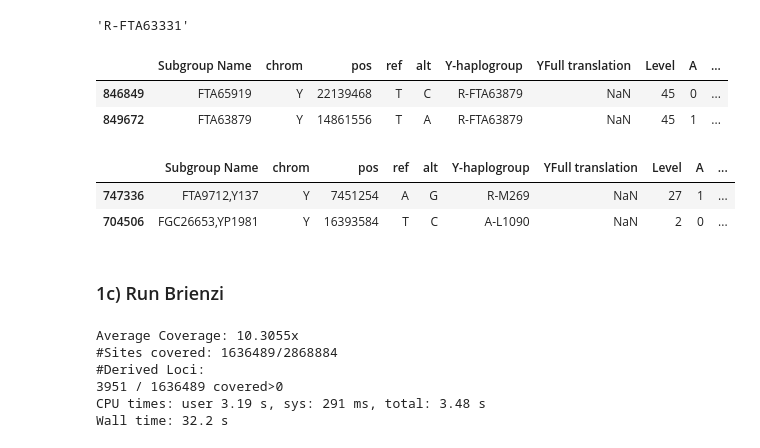
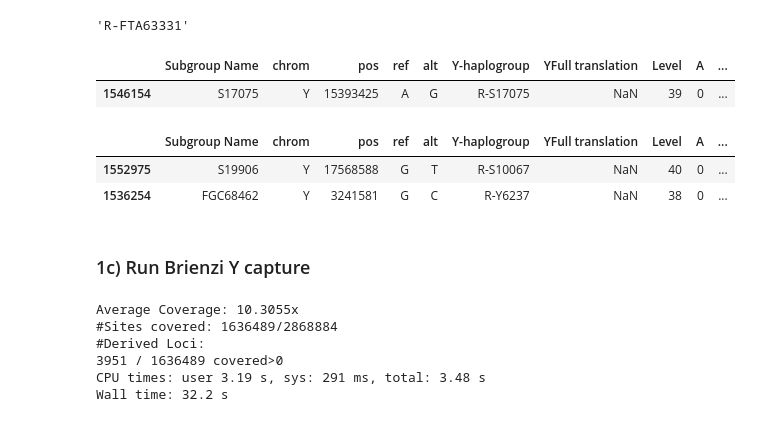
Before and after one commit to hringbauer/y_chrom, a Jupyter notebook: notebooks/run_pulldown_OY.ipynb, the cells around one changed output. Drawn from its saved outputs; the diff is of its cells as text; code cells hidden in the pictures.

```diff
--- a/notebooks/run_pulldown_OY.ipynb
+++ b/notebooks/run_pulldown_OY.ipynb
@@ -194,6 +189,8 @@ df_ch[df_ch["Y-haplogroup"]=="R-Z2110"]
 # %%
 %%time
 #path_bam = "/mnt/archgen/Autorun/Results/Human_Shotgun/260319_LH00454_0192_A23CV73LT4/WSQ003.A0101.SG1.3/out.bam"
-path_bam =  "/mnt/archgen/Autorun_eager/eager_outputs/SG/BMG/BMG001/merged_bams/additional/BMG001_ss_libmerged_add.bam"
+#path_bam =  "/mnt/archgen/Autorun_eager/eager_outputs/SG/BMG/BMG001/merged_bams/additional/BMG001_ss_libmerged_add.bam"
+### The newest batch (autorun bam)
+path_bam = "/mnt/archgen/Autorun/Results/Human_Shotgun/260319_LH00454_0192_A23CV73LT4/BMG001.A0101.SG1.5/out.bam"
 y_haplo_call, dfd, df_ch, df_der = call_OY(bam_path=path_bam, df=df1, df_ex=df_ex)
 # %% [output]
@@ -228,20 +225,19 @@ y_haplo_call
 # %% [output]
 'R-FTA63331'
 # %%
-df_ch[df_ch["Y-haplogroup"]=="R-FTA63879"]
+df_ch[df_ch["Y-haplogroup"]=="R-S17075"]
 # %% [output]
 |  | Subgroup Name | chrom | pos | ref | alt | Y-haplogroup | YFull translation | Level | A | ... |
-| 846849 | FTA65919 | Y | 22139468 | T | C | R-FTA63879 | NaN | 45 | 0 | ... |
-| 849672 | FTA63879 | Y | 14861556 | T | A | R-FTA63879 | NaN | 45 | 1 | ... |
+| 1546154 | S17075 | Y | 15393425 | A | G | R-S17075 | NaN | 39 | 0 | ... |
 # %%
 dfmm = get_mismatch_snps('R-FTA63331', chpar=chpar, df_ch=df_ch)
 dfmm[~dfmm["Subgroup Name"].isin(df_ex["Subgroup Name"])]
 # %% [output]
 |  | Subgroup Name | chrom | pos | ref | alt | Y-haplogroup | YFull translation | Level | A | ... |
-| 747336 | FTA9712,Y137 | Y | 7451254 | A | G | R-M269 | NaN | 27 | 1 | ... |
-| 704506 | FGC26653,YP1981 | Y | 16393584 | T | C | A-L1090 | NaN | 2 | 0 | ... |
+| 1552975 | S19906 | Y | 17568588 | G | T | R-S10067 | NaN | 40 | 0 | ... |
+| 1536254 | FGC68462 | Y | 3241581 | G | C | R-Y6237 | NaN | 38 | 0 | ... |
 # %% [markdown]
-### 1c) Run Brienzi
+### 1c) Run Brienzi Y capture
 # %%
 %%time
 path_bam="/mnt/archgen/users/hringbauer/data/brienziYcapture/A55903.bam" #A55903 and A55904
```
Also changed, not shown: parts of 11 cells of this notebook.
